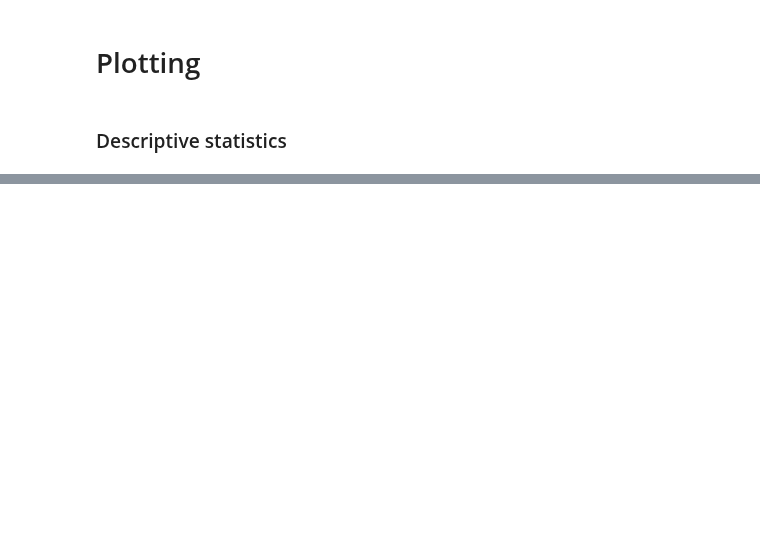
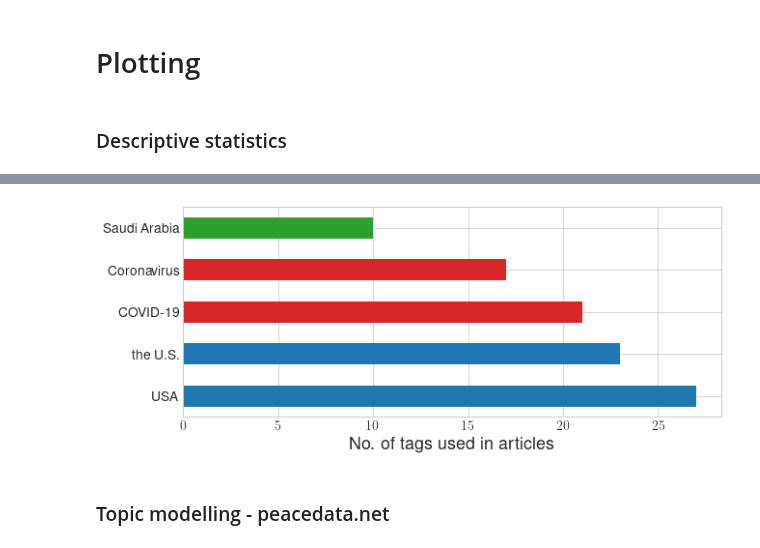
Before and after one commit to pgb206/ISDS2022_group7, a Jupyter notebook: project/project.ipynb, the cells around one changed output, grey strips where cells are left out. Saved outputs shown, nothing was run; the diff lists cells and outputs as text; code cells hidden in the pictures; blank space fills up the shorter version.

Commit message:
pdn data topic + prepare nlp analysis

```diff
--- a/project/project.ipynb
+++ b/project/project.ipynb
@@ -670,0 +644,10 @@ data
+# %%
+tag_values = pd.Series([x for list in data_pdn_for_clean['Tags'] for x in list]).value_counts()
+
+fig3 = tag_values[:5].plot(kind='barh', color=['tab:blue', 'tab:blue', 'tab:red', 'tab:red', 'tab:green'])
+fig3.set_xlabel('No. of tags used in articles')
+plt.savefig('figs/fig3_top5tags_pdn.pdf', bbox_inches='tight')
+# %% [output]
+[figure, added]
+# %% [markdown]
+### Topic modelling - peacedata.net
```
Also changed, not shown: parts of 9 cells of this notebook, 3 other files.
